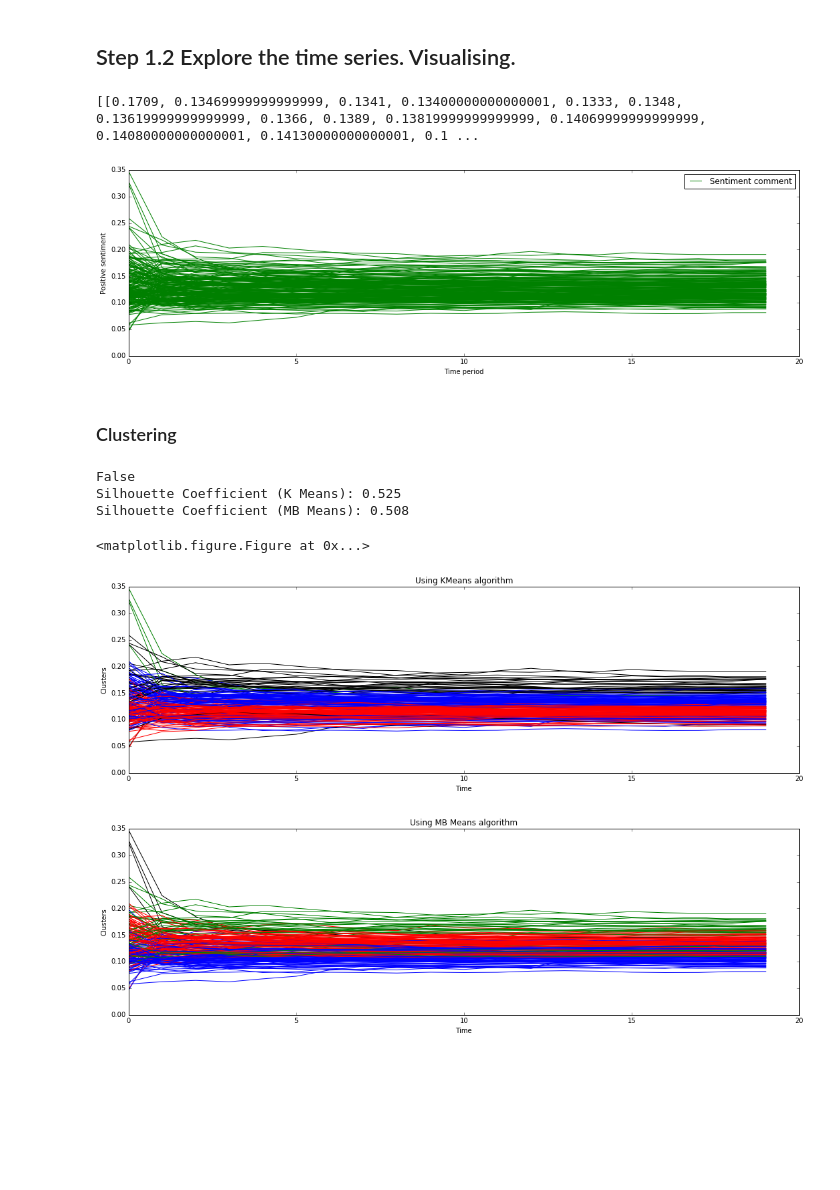
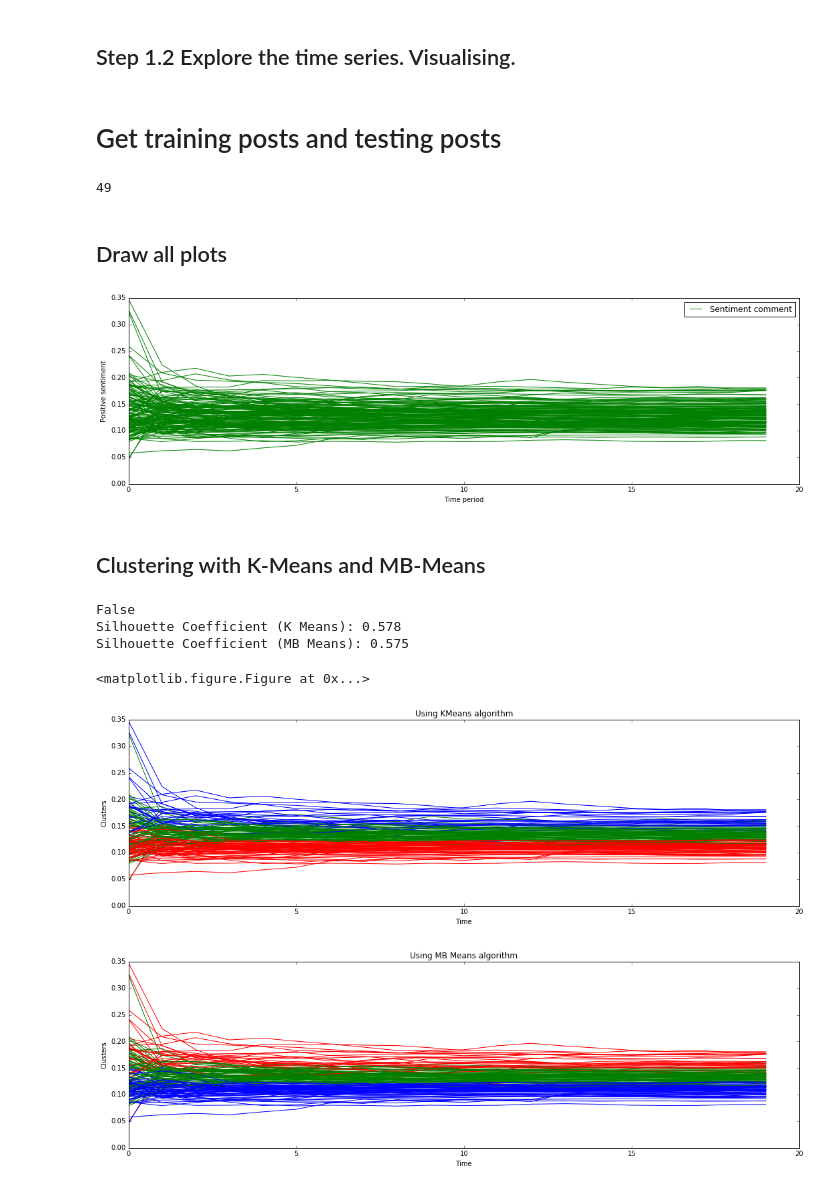
Before and after one commit to trunghieu-tran/Sentiment-Analysis-facebook-comments, a Jupyter notebook: A Method Automation Forecasting based on Cluster Profiles - For sentiment analysis of Facebook comment.ipynb, the cells around one changed output. Saved outputs shown, nothing was run; the diff lists cells and outputs as text; code cells hidden in the pictures; blank space fills up the shorter version.

Commit message:
Clustering and Prediction

```diff
--- a/A Method Automation Forecasting based on Cluster Profiles - For sentiment analysis of Facebook comment.ipynb
+++ b/A Method Automation Forecasting based on Cluster Profiles - For sentiment analysis of Facebook comment.ipynb
@@ -36,6 +34,7 @@ forecast_horizon = 96
 planning_horizon_interval = 2
 training_set_points = forecast_horizon * planning_horizon_interval
 amount_records = 199
+amount_training_records = 150
 amount_directions = 20
 # %% [markdown]
 ## Step 1.1 Load Data
@@ -87,25 +67,34 @@ for i in range(len(list_post)):
     post_vector.append([])
     for j in range(amount_directions):
         post_vector[i].append(list_post[i][j][i])
-print(post_vector)
+# print(post_vector)
-# %% [output]
-[[0.1709, 0.13469999999999999, 0.1341, 0.13400000000000001, 0.1333, 0.1348, 0.13619999999999999, 0.1366, 0.1389, 0.13819999999999999, 0.14069999999999999, 0.14080000000000001, 0.14130000000000001, 0.1 ...
+# %% [markdown]
+# Get training posts and testing posts
+# %%
+training_post_vector = post_vector[:amount_training_records]
+testing_post_vector = post_vector[150:]
+# print(training_post_vector)
+print(len(testing_post_vector))
+# %% [output]
+49
+# %% [markdown]
+## Draw all plots
 # %%
 plt.figure(num=None, figsize=(picture_width, picture_height), dpi=80, facecolor='w', edgecolor='k')
-plt.plot(post_vector[0], 'g-', label = 'Sentiment comment')
-for i in range(1,len(post_vector)):
-    plt.plot(post_vector[i], 'g-')
+plt.plot(training_post_vector[0], 'g-', label = 'Sentiment comment')
+for i in range(1,len(training_post_vector)):
+    plt.plot(training_post_vector[i], 'g-')
 plt.xlabel('Time period')
 plt.ylabel('Positive sentiment')
 plt.legend(loc = 'upper right')
 plt.savefig(path_to_figures + 'pos_sentiment.png')
 # %% [output]
-[figure, old version]
+[figure, new version]
-# %% [markdown]
-### Clustering
+# %% [markdown]
+## Clustering with K-Means and  MB-Means
 # %%
-patterns = np.array(post_vector)
-patterns.shape = (amount_records, amount_directions)
+patterns = np.array(training_post_vector)
+patterns.shape = (amount_training_records, amount_directions)
 
 #eliminate the masks
 mask = np.isnan(patterns)
@@ -113,7 +102,7 @@ patterns[mask] = patterns[0][0]
 
 number_of_clusters = len(patterns)
 
-n_clusters_en = 5
+n_clusters_en = 3
 
 pt = patterns[:number_of_clusters:]
 
@@ -165,8 +154,8 @@ for i in range(0,len(pt)):
     if k_means_labels_en[i] == 2:
         clr = 'g-'
 
-    if k_means_labels_en[i] == 3:
-        clr = 'k-'
+#     if k_means_labels_en[i] == 3:
+#         clr = 'k-'
     plt.plot(pt[i], clr, label = 'Label')
 
 #     plt.plot(pt[i], clr, label = 'Label')
@@ -175,36 +164,36 @@ plt.ylabel('Clusters')
 plt.title('Using KMeans algorithm')
 
 #MBK
 plt.figure(num=None, figsize=(picture_width, picture_height), dpi=300, facecolor='w', edgecolor='k')
 clr = 'r'
 for i in range(0,len(pt)):
     if mbk_means_labels[i] == 0:
         clr = 'r-'
 
     if mbk_means_labels[i] == 1:
         clr = 'b-'
 
     if mbk_means_labels[i] == 2:
         clr = 'g-'
 
-    if mbk_means_labels[i] == 3:
-        clr = 'k-'
+#     if mbk_means_labels[i] == 3:
+#         clr = 'k-'
     plt.plot(pt[i], clr, label = 'Label')
 
 #     plt.plot(pt[i], clr, label = 'Label')
 plt.xlabel('Time')
 plt.ylabel('Clusters')
 plt.title('Using MB Means algorithm')
 
 print("Silhouette Coefficient (K Means): %0.3f"
       % metrics.silhouette_score(pt, k_means_labels_en, metric='sqeuclidean'))
 
 print("Silhouette Coefficient (MB Means): %0.3f"
       % metrics.silhouette_score(pt, mbk_means_labels, metric='sqeuclidean'))
 # %% [output]
 False
-Silhouette Coefficient (K Means): 0.525
-Silhouette Coefficient (MB Means): 0.508
+Silhouette Coefficient (K Means): 0.578
+Silhouette Coefficient (MB Means): 0.575
 <matplotlib.figure.Figure at 0x...>
-[figure, old version]
+[figure, new version]
-[figure, old version]
+[figure, new version]
```
Also changed, not shown: parts of 15 cells of this notebook, 1 other file.
